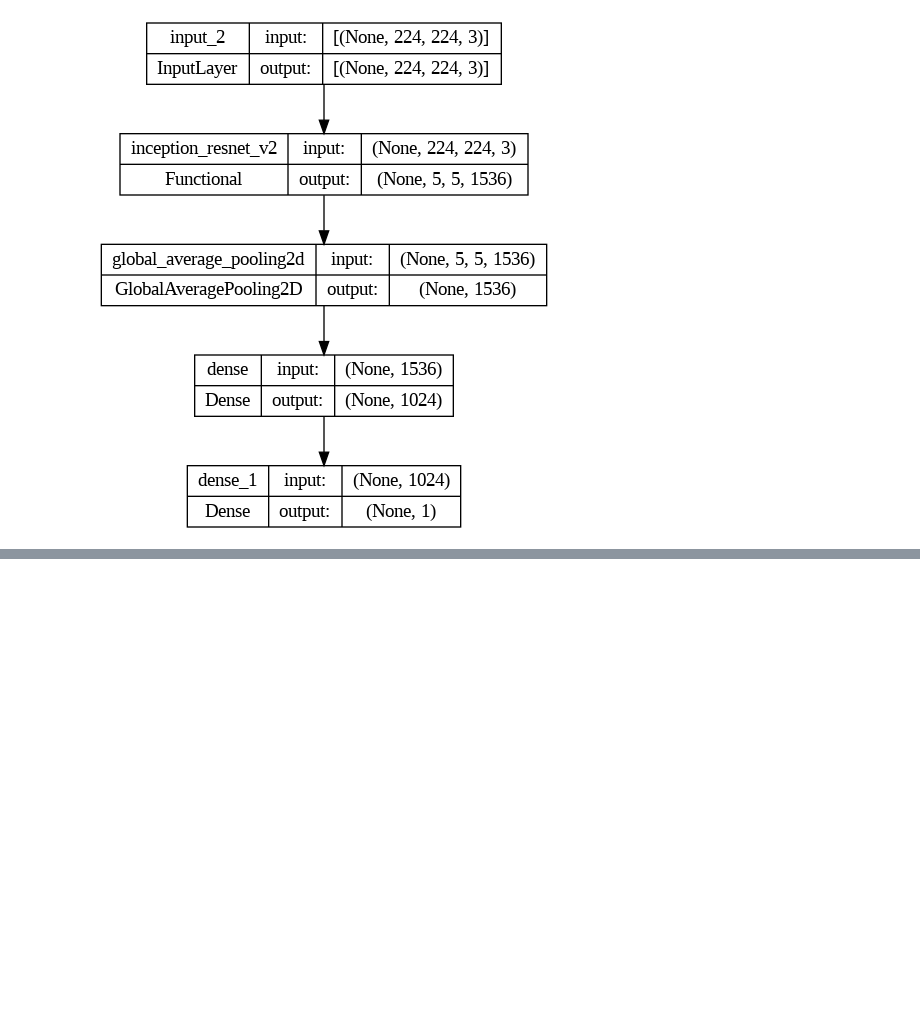
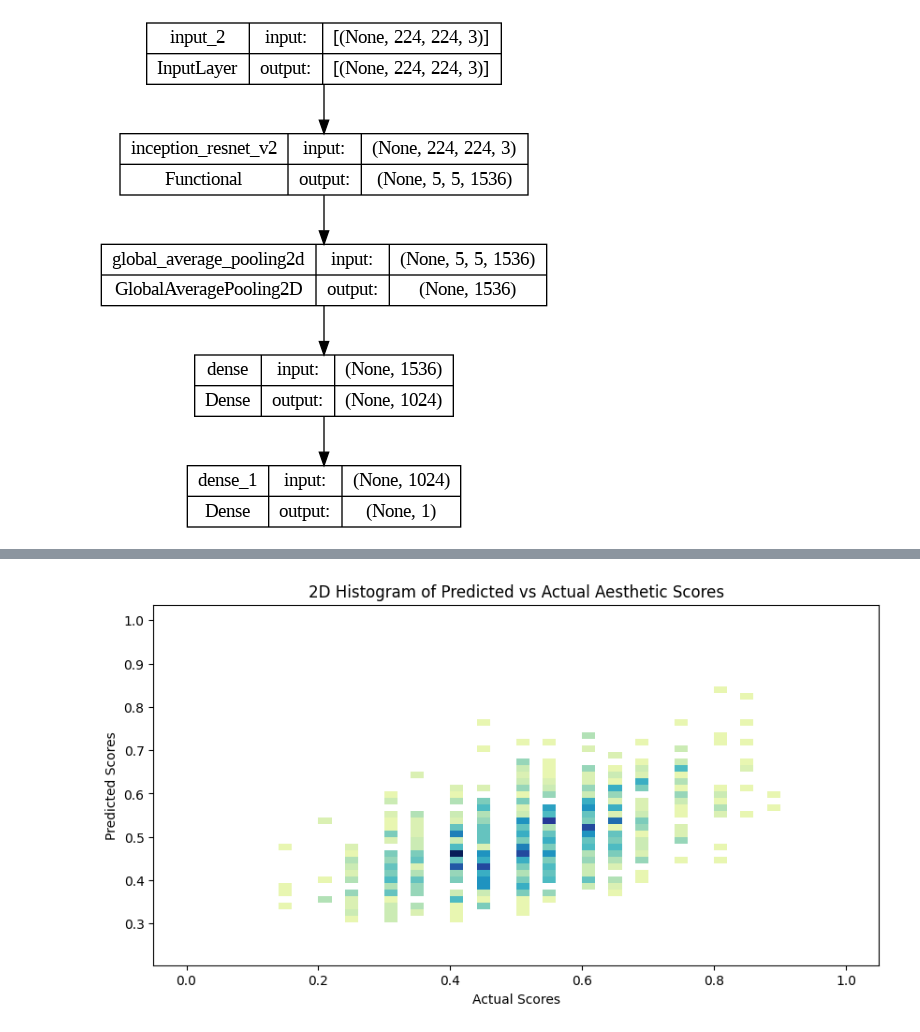
Before and after one commit to mohamedyunus1722/Aesthetic-estimation, a Jupyter notebook: Aesthetic.ipynb, the cells around one changed output, grey strips where cells are left out. Saved outputs shown, nothing was run; the diff lists cells and outputs as text; code cells hidden in the pictures; blank space fills up the shorter version.

```diff
--- a/Aesthetic.ipynb
+++ b/Aesthetic.ipynb
@@ -170,0 +238,12 @@ val_dataset = create_dataset(val_df)
+# %%
+import seaborn as sns
+
+# Create a 2D histogram
+plt.figure(figsize=(10, 5))
+sns.histplot(x=val_labels, y=val_predictions, bins=50, pthresh=.1, cmap="YlGnBu")
+plt.title('2D Histogram of Predicted vs Actual Aesthetic Scores')
+plt.xlabel('Actual Scores')
+plt.ylabel('Predicted Scores')
+plt.show()
+# %% [output]
+[figure, added]
```
Also changed, not shown: parts of 6 cells of this notebook.
